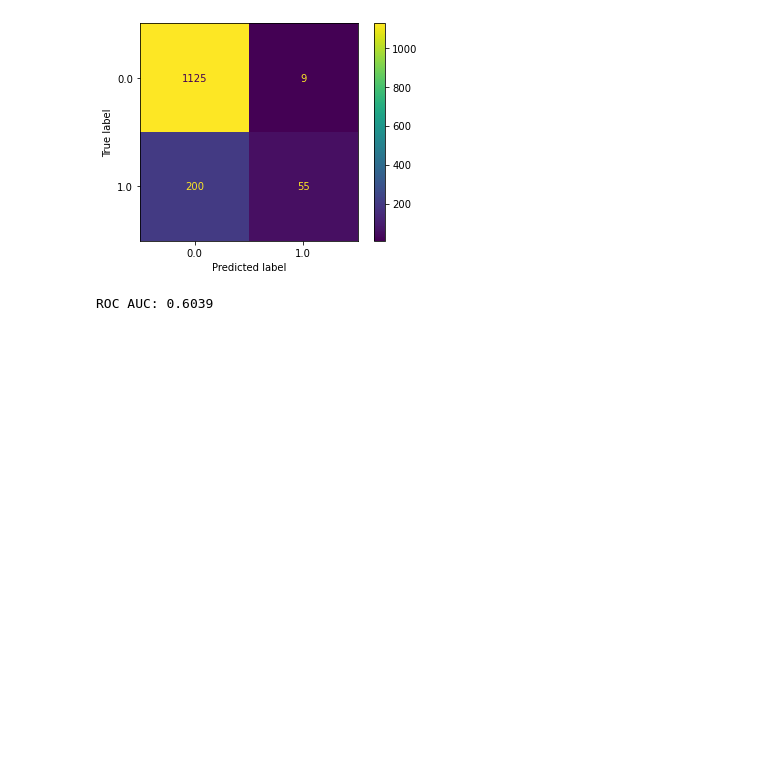
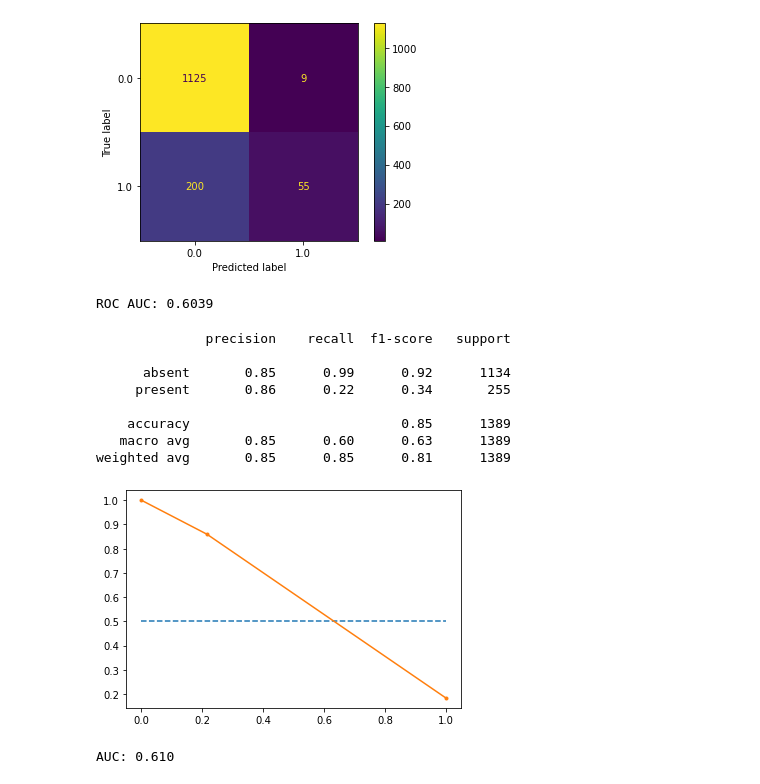
Before and after one commit to eccemerrin/Heart-Murmurs, a Jupyter notebook: PV/classification of PV-XGBoost-with threshold-0.0001.ipynb, the cells around one changed output. Cells and saved outputs as stored; diff of their text form; code cells hidden in the pictures; blank space fills up the shorter version.

```diff
--- a/PV/classification of PV-XGBoost-with threshold-0.0001.ipynb
+++ b/PV/classification of PV-XGBoost-with threshold-0.0001.ipynb
@@ -126,3 +126,24 @@ score = roc_auc_score(y_valid_, yhat)
 print(f"ROC AUC: {score:.4f}")
 # %% [output]
 ROC AUC: 0.6039
+# %%
+names =["absent", "present"]
+print(classification_report(y_valid_, yhat, target_names = names))
+
+precision, recall, thresholds = precision_recall_curve(y_valid_, yhat)
+auc_score = auc(recall, precision)
+plt.plot([0, 1], [0.5, 0.5], linestyle='--')
+plt.plot(recall, precision, marker='.')
+plt.show()
+print('AUC: %.3f' % auc_score)
+# %% [output]
+              precision    recall  f1-score   support
+
+      absent       0.85      0.99      0.92      1134
+     present       0.86      0.22      0.34       255
+
+    accuracy                           0.85      1389
+   macro avg       0.85      0.60      0.63      1389
+weighted avg       0.85      0.85      0.81      1389
+[figure, added]
+AUC: 0.610
```
Also changed, not shown: 5 other files.
